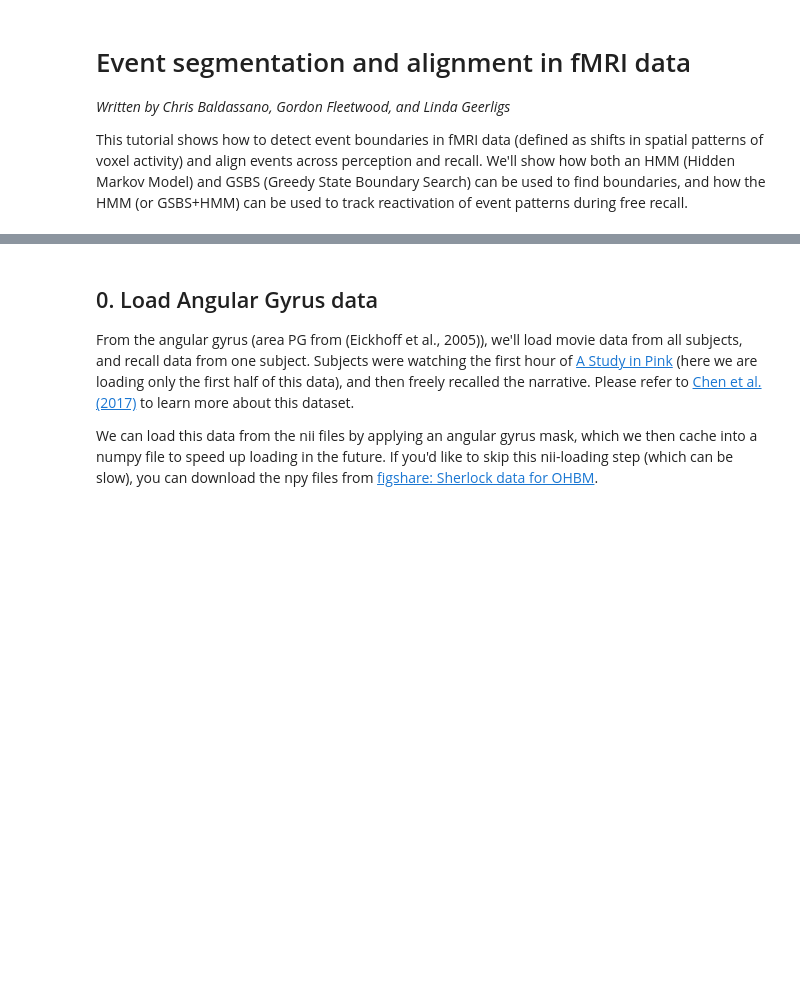
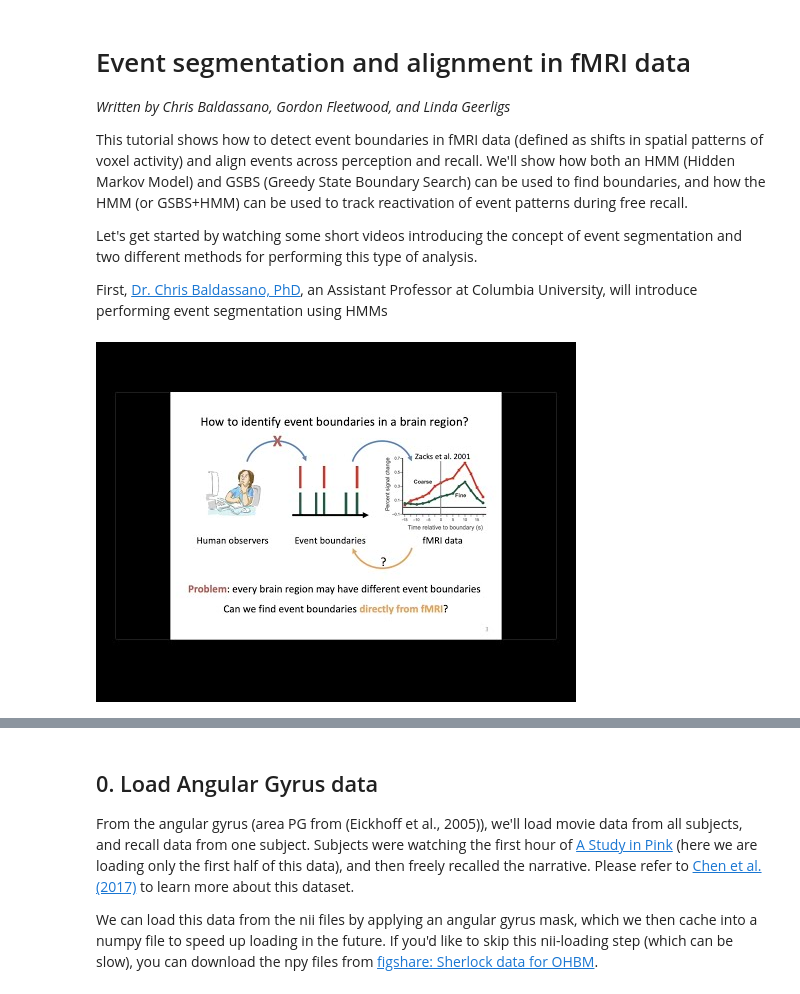
Before and after one commit to naturalistic-data-analysis/naturalistic_data_analysis, a Jupyter notebook: content/features/notebooks/Event_Segmentation.ipynb, the cells around one changed output, grey strips where cells are left out. Cells and saved outputs as stored; diff of their text form; code cells hidden in the pictures; blank space fills up the shorter version.

Commit message:
embeded videos

```diff
--- a/content/features/notebooks/Event_Segmentation.ipynb
+++ b/content/features/notebooks/Event_Segmentation.ipynb
@@ -3,3 +3,13 @@
 *Written by Chris Baldassano, Gordon Fleetwood, and Linda Geerligs*
 
 This tutorial shows how to detect event boundaries in fMRI data (defined as shifts in spatial patterns of voxel activity) and align events across perception and recall. We'll show how both an HMM (Hidden Markov Model) and GSBS (Greedy State Boundary Search) can be used to find boundaries, and how the HMM (or GSBS+HMM) can be used to track reactivation of event patterns during free recall.
+
+Let's get started by watching some short videos introducing the concept of event segmentation and two different methods for performing this type of analysis.
+
+First, [Dr. Chris Baldassano, PhD](http://www.dpmlab.org/), an Assistant Professor at Columbia University, will introduce performing event segmentation using HMMs
+# %%
+from IPython.display import YouTubeVideo
+
+YouTubeVideo('-iDMphdGVxo')
+# %% [output]
+[figure, added]
```
Also changed, not shown: parts of 2 cells of this notebook, 35 other files.
